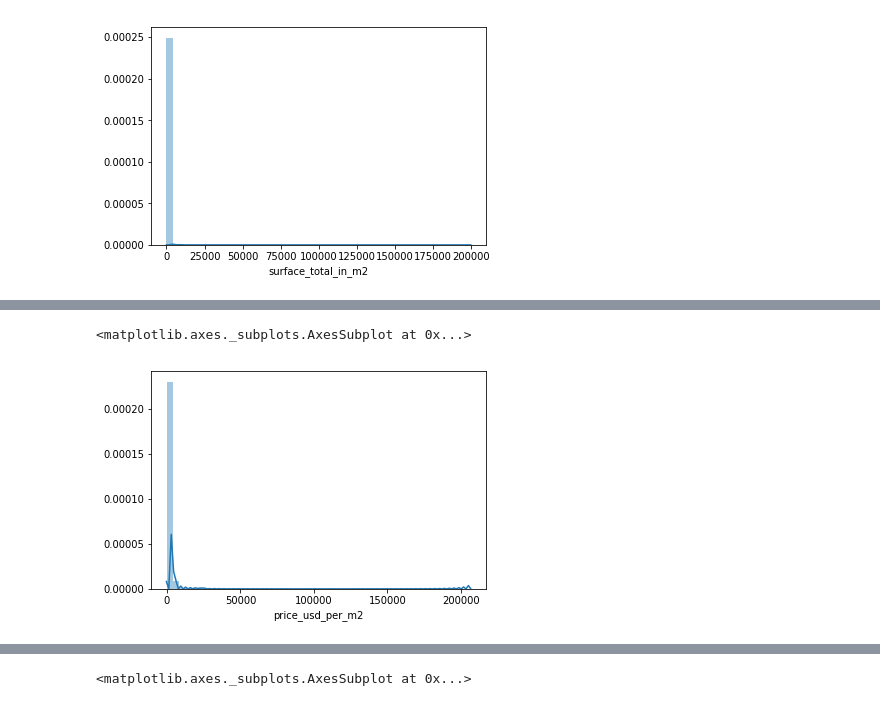
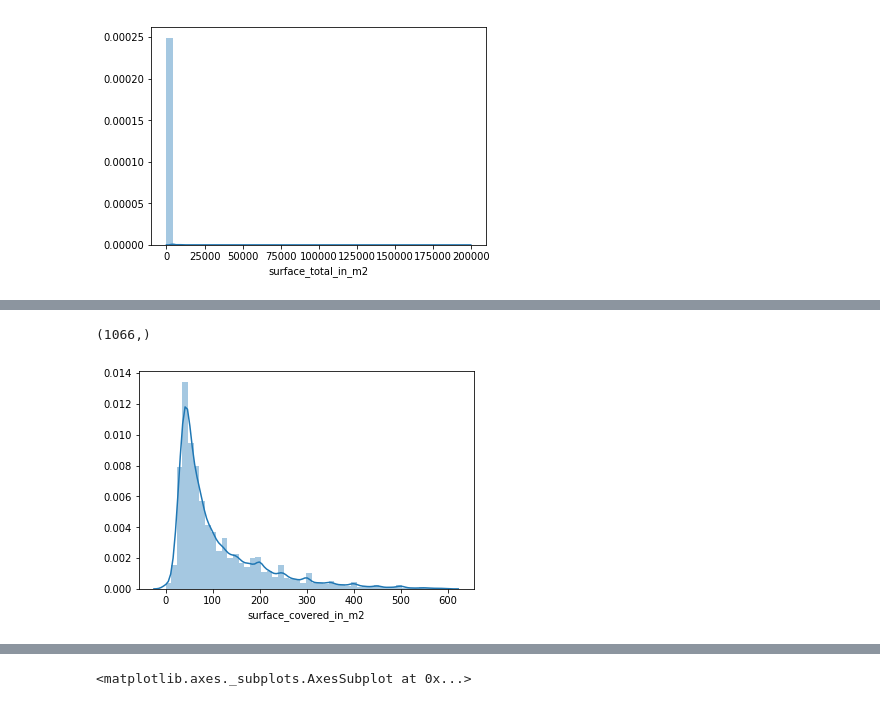
Before and after one commit to Villamaru/stunning-octo-waffle, a Jupyter notebook: 1-Pre_Analisis.ipynb, the cells around one changed output, grey strips where cells are left out. Saved outputs shown, nothing was run; the diff lists cells and outputs as text; code cells hidden in the pictures.

```diff
--- a/1-Pre_Analisis.ipynb
+++ b/1-Pre_Analisis.ipynb
@@ -200,5 +195,7 @@ sns.distplot(properati.surface_covered_in_m2.dropna())
-# %%
-sns.distplot(properati.price_usd_per_m2.dropna())
-# %% [output]
-<matplotlib.axes._subplots.AxesSubplot at 0x...>
-[figure, removed]
+# %%
+aux = properati.surface_covered_in_m2.dropna()
+sns.distplot(aux[aux<600])
+aux[aux>600].shape
+# %% [output]
+(1066,)
+[figure, added]
```
Also changed, not shown: parts of 4 cells of this notebook.
